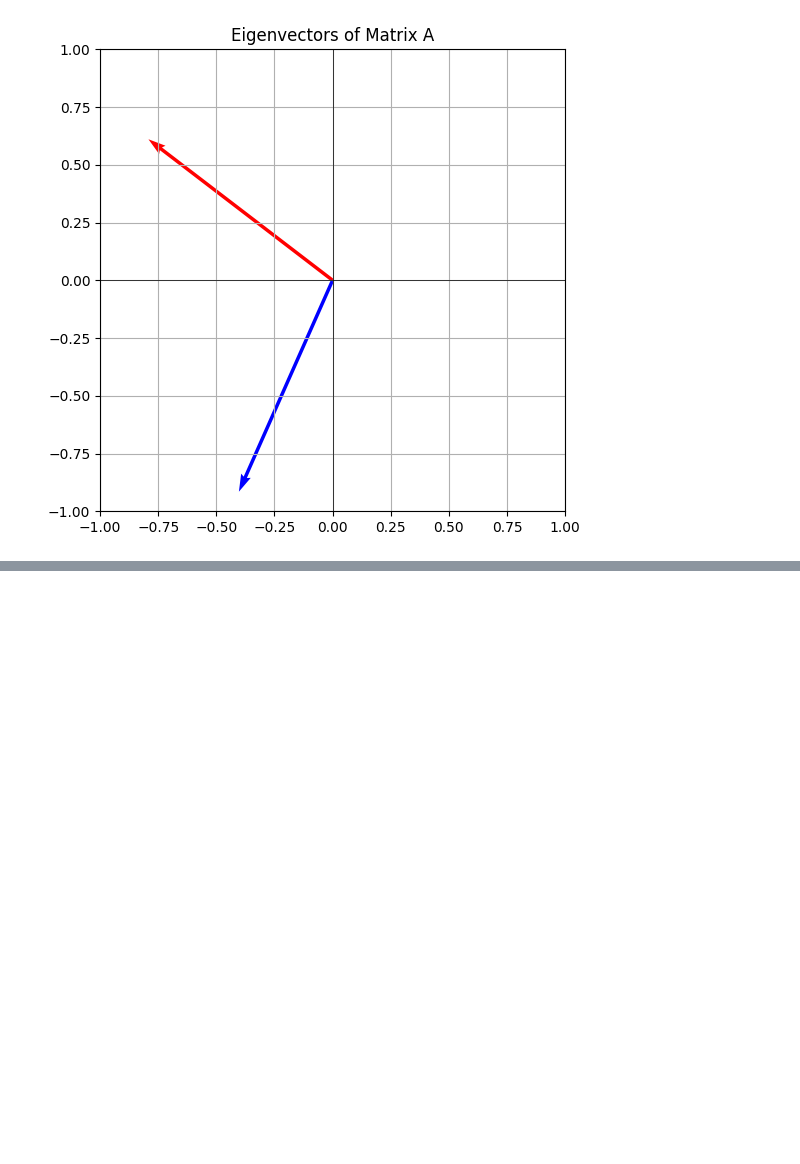
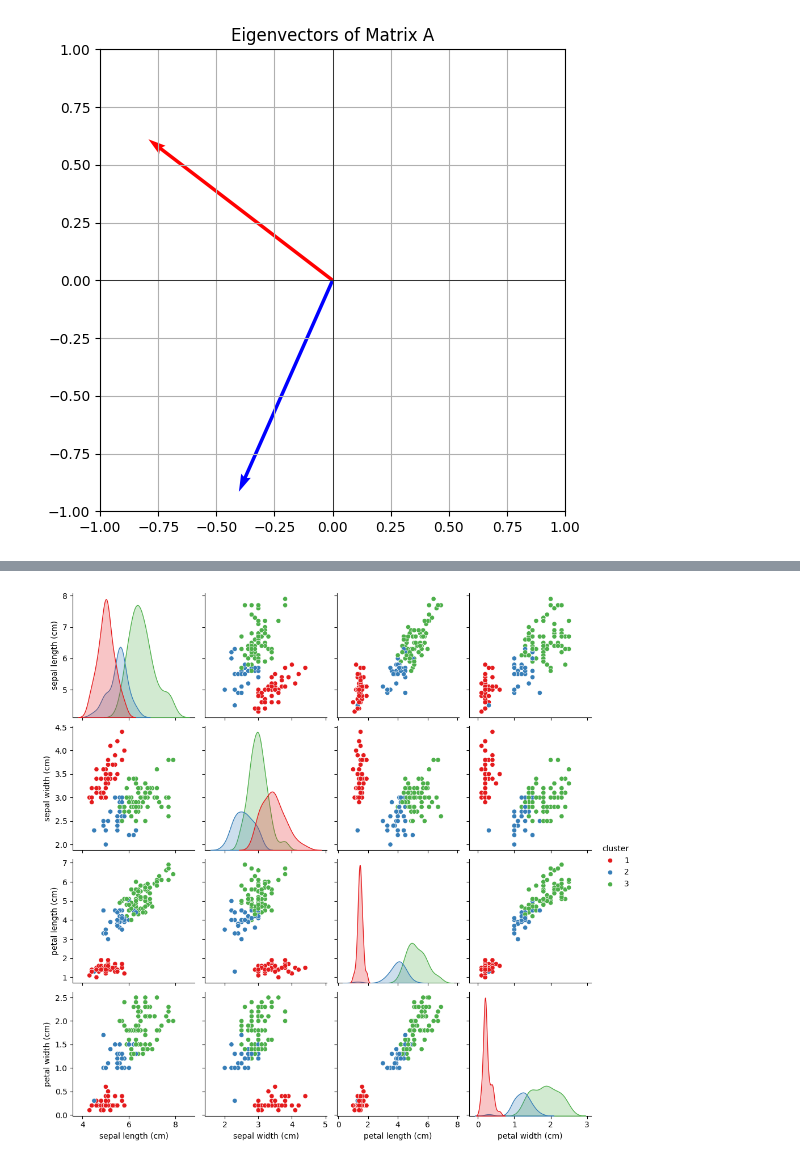
Before and after one commit to pydevcasts/Prostate_BCR, a Jupyter notebook: main.ipynb, the cells around one changed output, grey strips where cells are left out. Cells and saved outputs as stored; diff of their text form; code cells hidden in the pictures; blank space fills up the shorter version.

```diff
--- a/main.ipynb
+++ b/main.ipynb
@@ -67,0 +121,8 @@ plt.show()
+# %%
+cluster = fcluster(Z, t=3, criterion='maxclust')
+df['cluster'] = cluster
+# %%
+sns.pairplot(df, vars=iris.feature_names, palette='Set1', hue='cluster')
+plt.show()
+# %% [output]
+[figure, added]
```
Also changed, not shown: parts of 8 cells of this notebook, 1 other file.
